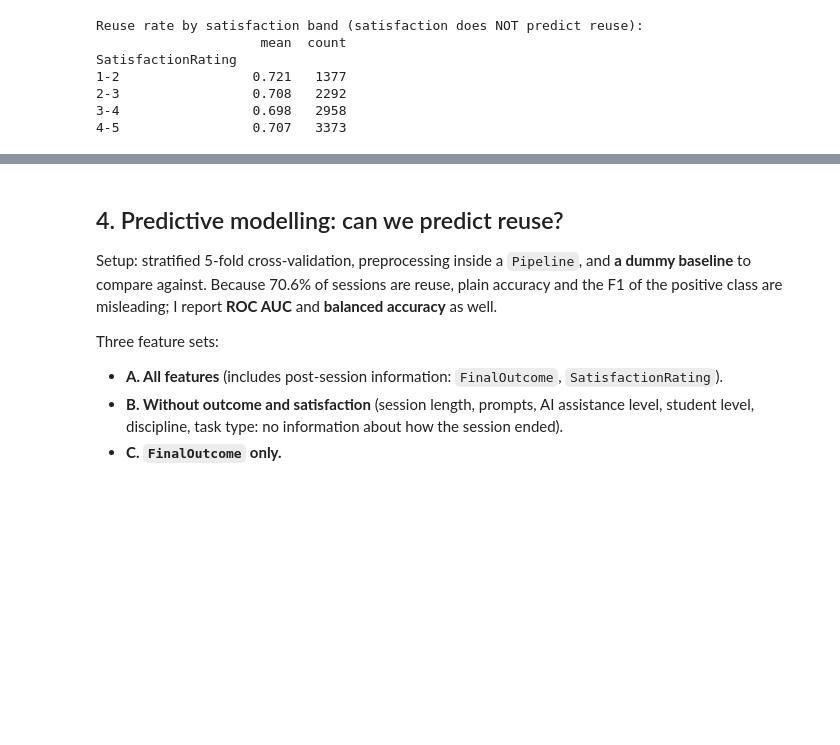
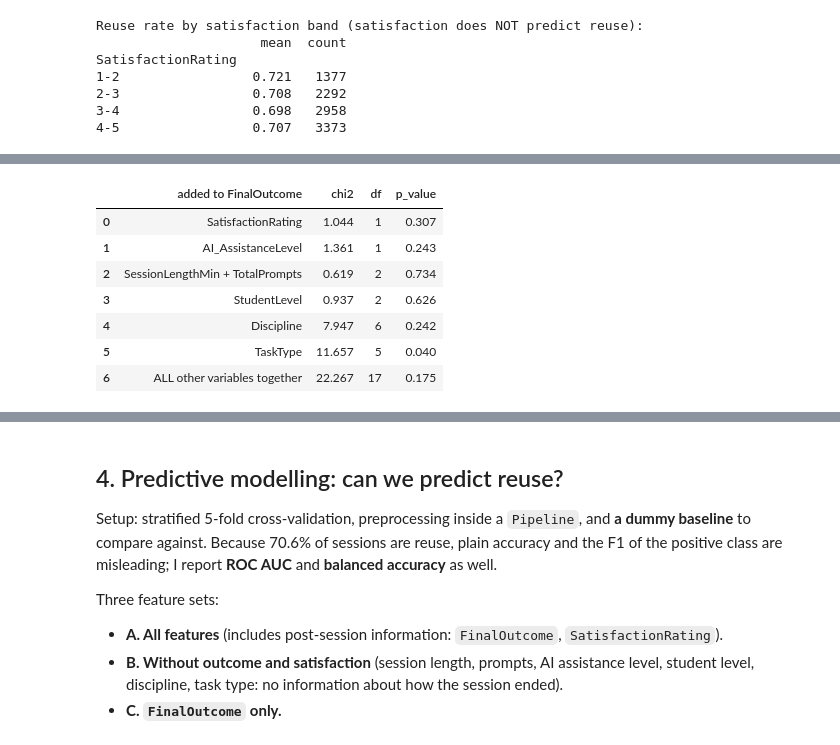
Before and after one commit to 21fahadalfaridi/ai_assistant_usage_student_life, a Jupyter notebook: ai_assistant_usage_analysis.ipynb, the cells around one changed output, grey strips where cells are left out. Cells and saved outputs as stored; diff of their text form; code cells hidden in the pictures; blank space fills up the shorter version.

```diff
--- a/ai_assistant_usage_analysis.ipynb
+++ b/ai_assistant_usage_analysis.ipynb
@@ -185,0 +190,35 @@ SatisfactionRating
+# %%
+num_all = ["SessionLengthMin", "TotalPrompts", "AI_AssistanceLevel", "SatisfactionRating"]
+cat_all = ["StudentLevel", "Discipline", "TaskType", "FinalOutcome"]
+
+def design(num_cols, cat_cols):
+    parts = []
+    if num_cols: parts.append(((df[num_cols] - df[num_cols].mean()) / df[num_cols].std()).values)
+    if cat_cols: parts.append(pd.get_dummies(df[cat_cols], drop_first=True).astype(float).values)
+    return np.hstack(parts)
+
+def loglik(Xm):
+    m = LogisticRegression(C=np.inf, max_iter=5000).fit(Xm, df["UsedAgain"]); p = m.predict_proba(Xm)[:, 1]   # C=inf: no regularisation
+    return np.sum(df["UsedAgain"] * np.log(p) + (1 - df["UsedAgain"]) * np.log(1 - p)), Xm.shape[1]
+
+ll0, k0 = loglik(design([], ["FinalOutcome"]))
+candidates = {"SatisfactionRating": (["SatisfactionRating"], []), "AI_AssistanceLevel": (["AI_AssistanceLevel"], []),
+              "SessionLengthMin + TotalPrompts": (["SessionLengthMin", "TotalPrompts"], []),
+              "StudentLevel": ([], ["StudentLevel"]), "Discipline": ([], ["Discipline"]), "TaskType": ([], ["TaskType"])}
+rows = []
+for name, (n_, c_) in candidates.items():
+    ll1, k1 = loglik(design(n_, ["FinalOutcome"] + c_)); chi = 2 * (ll1 - ll0)
+    rows.append({"added to FinalOutcome": name, "chi2": chi, "df": k1 - k0, "p_value": stats.chi2.sf(chi, k1 - k0)})
+ll1, k1 = loglik(design(num_all, cat_all)); chi = 2 * (ll1 - ll0)
+p_all = stats.chi2.sf(chi, k1 - k0)
+rows.append({"added to FinalOutcome": "ALL other variables together", "chi2": chi, "df": k1 - k0, "p_value": p_all})
+pd.DataFrame(rows).round(3)
+# %% [output]
+|  | added to FinalOutcome | chi2 | df | p_value |
+| 0 | SatisfactionRating | 1.044 | 1 | 0.307 |
+| 1 | AI_AssistanceLevel | 1.361 | 1 | 0.243 |
+| 2 | SessionLengthMin + TotalPrompts | 0.619 | 2 | 0.734 |
+| 3 | StudentLevel | 0.937 | 2 | 0.626 |
+| 4 | Discipline | 7.947 | 6 | 0.242 |
+| 5 | TaskType | 11.657 | 5 | 0.040 |
+| 6 | ALL other variables together | 22.267 | 17 | 0.175 |
```
Also changed, not shown: parts of 5 cells of this notebook, 1 other file.
